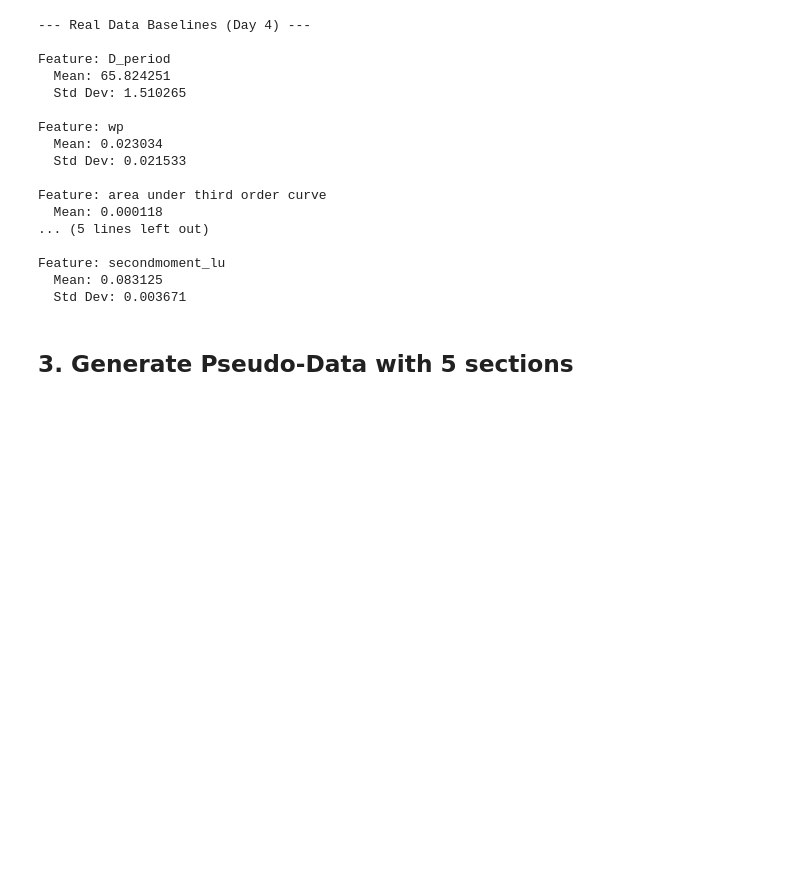
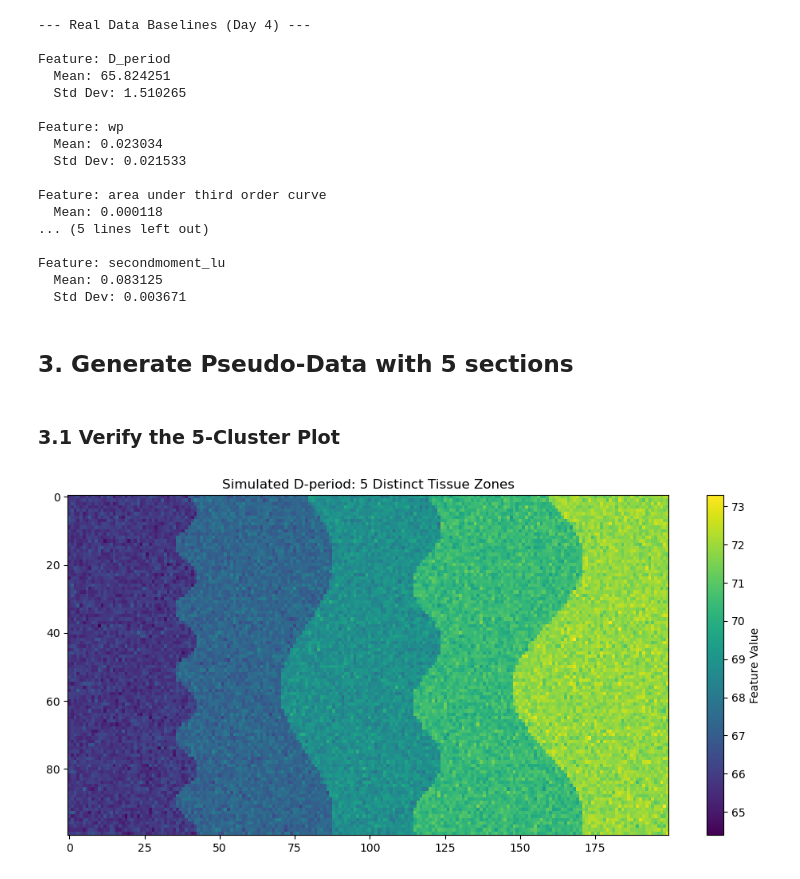
Before and after one commit to tomas2129silva/MSc-Dissertation, a Jupyter notebook: HDBSCAN_SAXS.ipynb, the cells around one changed output. Saved outputs shown, nothing was run; the diff lists cells and outputs as text; code cells hidden in the pictures; blank space fills up the shorter version.

```diff
--- a/HDBSCAN_SAXS.ipynb
+++ b/HDBSCAN_SAXS.ipynb
@@ -122,3 +123,14 @@ for r in range(rows):
         pseudo_pw[r, c] = np.random.normal(
             base_means['peak_width'] + (shift * base_stds['peak_width']),
             base_stds['peak_width'] * 0.25)
+# %% [markdown]
+### 3.1 Verify the 5-Cluster Plot
+# %%
+plt.figure(figsize=(10, 5))
+plt.imshow(pseudo_dp, cmap='viridis', aspect='auto')
+plt.title('Simulated D-period: 5 Distinct Tissue Zones')
+plt.colorbar(label='Feature Value')
+plt.tight_layout()
+plt.show()
+# %% [output]
+[figure, added]
```
Also changed, not shown: parts of 5 cells of this notebook.
